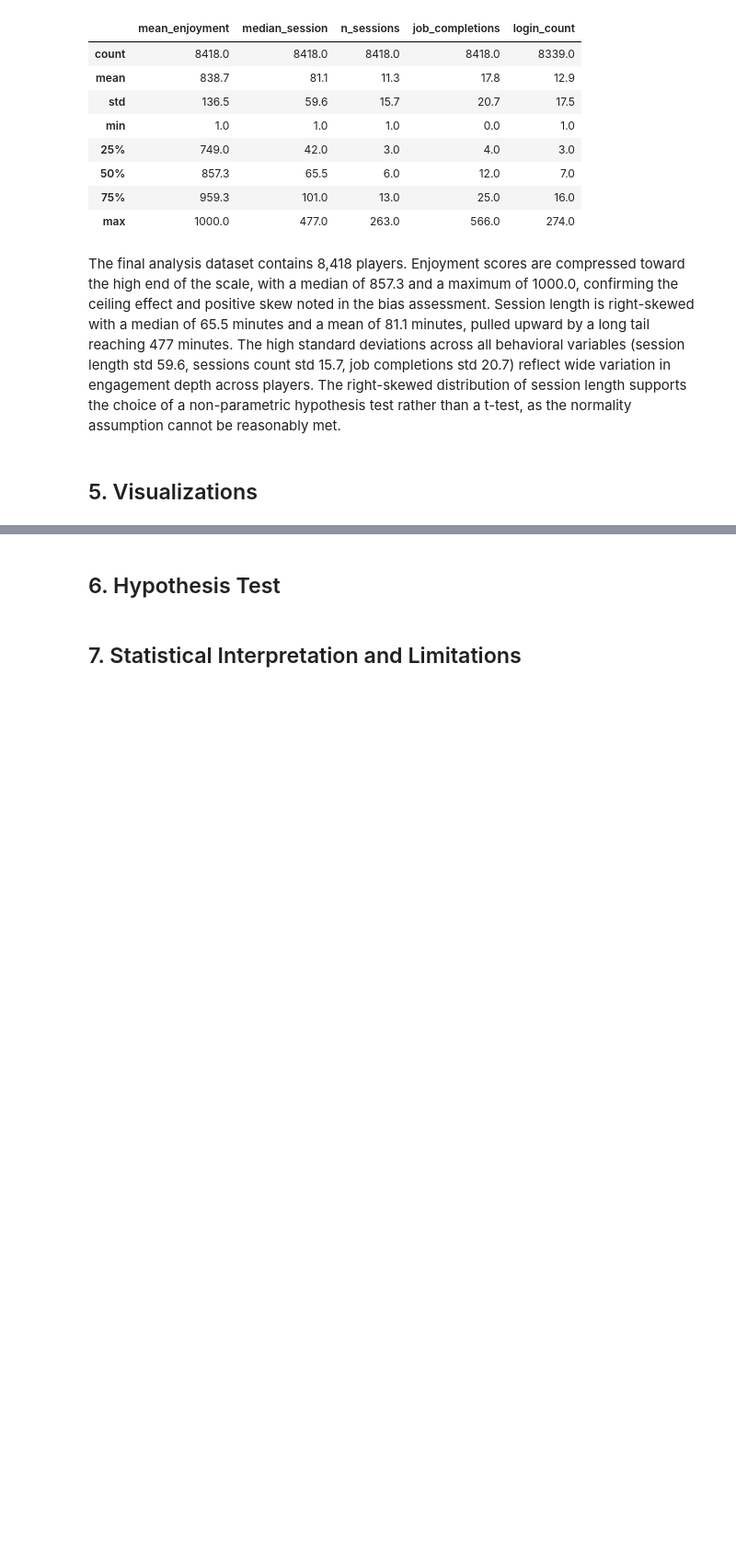
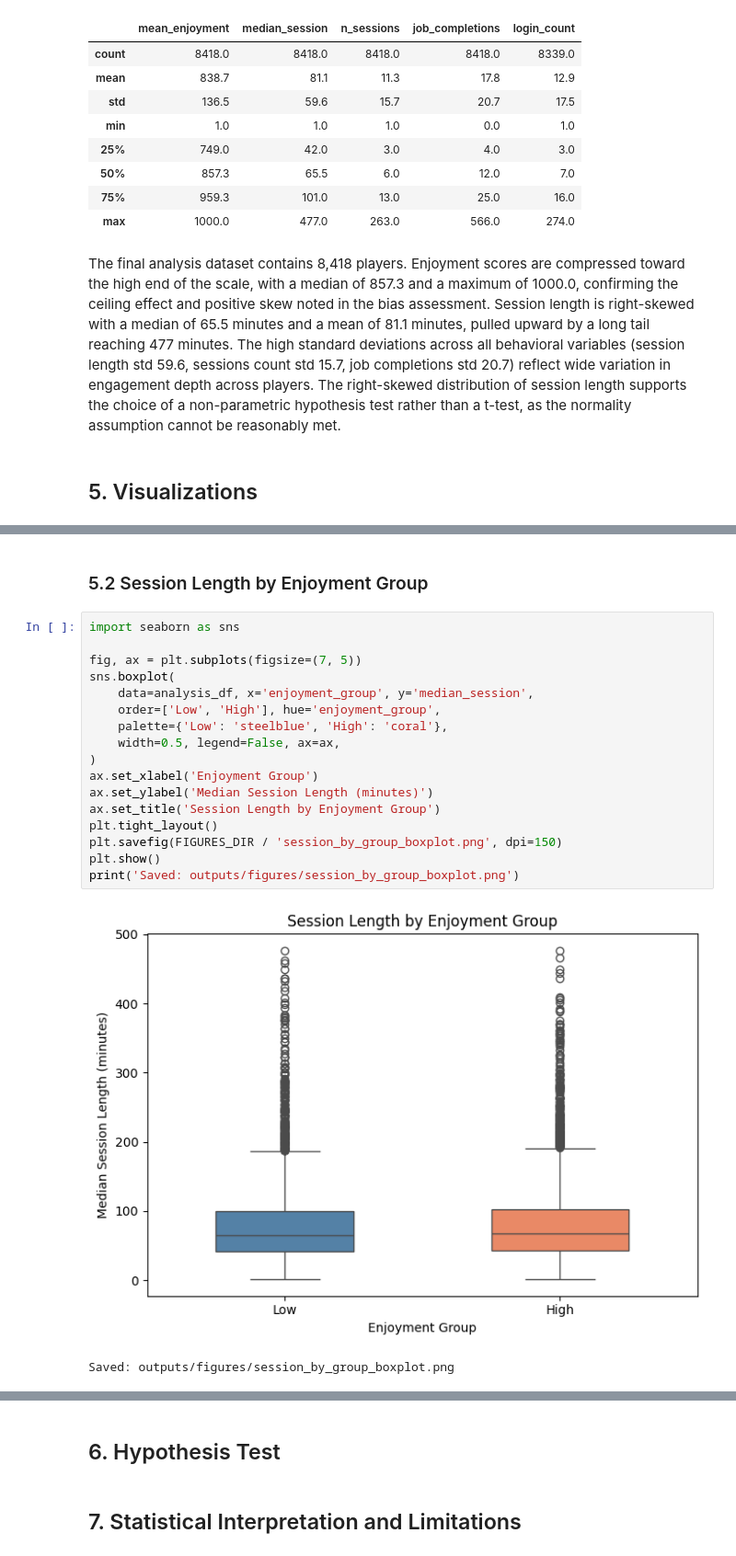
Before and after one commit to thebobmay/statistical-analysis-player-behavior, a Jupyter notebook: notebooks/analysis.ipynb, the cells around one changed output, grey strips where cells are left out. Shown at 92% size. Cells and saved outputs as stored; diff of their text form; blank space fills up the shorter version.

```diff
--- a/notebooks/analysis.ipynb
+++ b/notebooks/analysis.ipynb
@@ -469,0 +500,22 @@ The final analysis dataset contains 8,418 players. Enjoyment scores are compress
+# %% [markdown]
+### 5.2 Session Length by Enjoyment Group
+# %%
+import seaborn as sns
+
+fig, ax = plt.subplots(figsize=(7, 5))
+sns.boxplot(
+    data=analysis_df, x='enjoyment_group', y='median_session',
+    order=['Low', 'High'], hue='enjoyment_group',
+    palette={'Low': 'steelblue', 'High': 'coral'},
+    width=0.5, legend=False, ax=ax,
+)
+ax.set_xlabel('Enjoyment Group')
+ax.set_ylabel('Median Session Length (minutes)')
+ax.set_title('Session Length by Enjoyment Group')
+plt.tight_layout()
+plt.savefig(FIGURES_DIR / 'session_by_group_boxplot.png', dpi=150)
+plt.show()
+print('Saved: outputs/figures/session_by_group_boxplot.png')
+# %% [output]
+[figure, added]
+Saved: outputs/figures/session_by_group_boxplot.png
```
Also changed, not shown: parts of 7 cells of this notebook, 3 other files.
